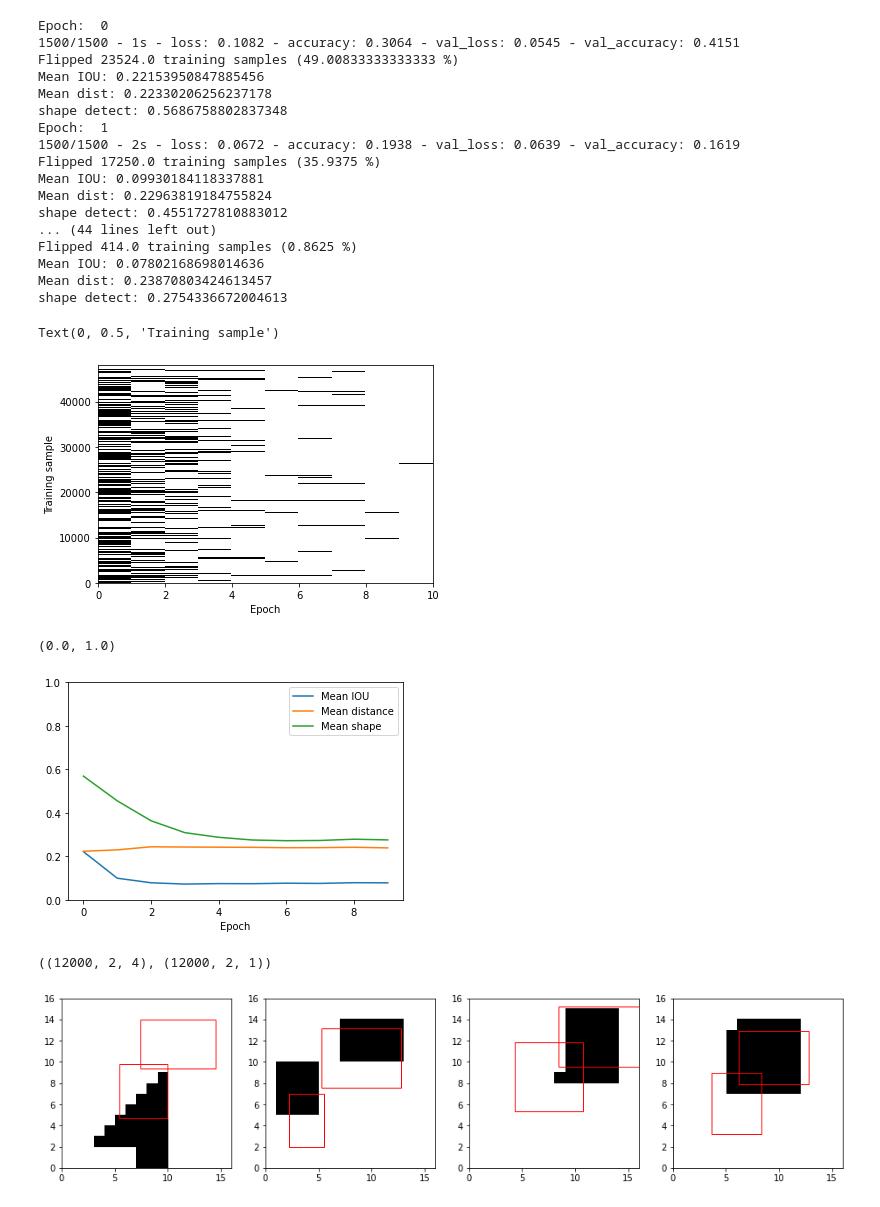
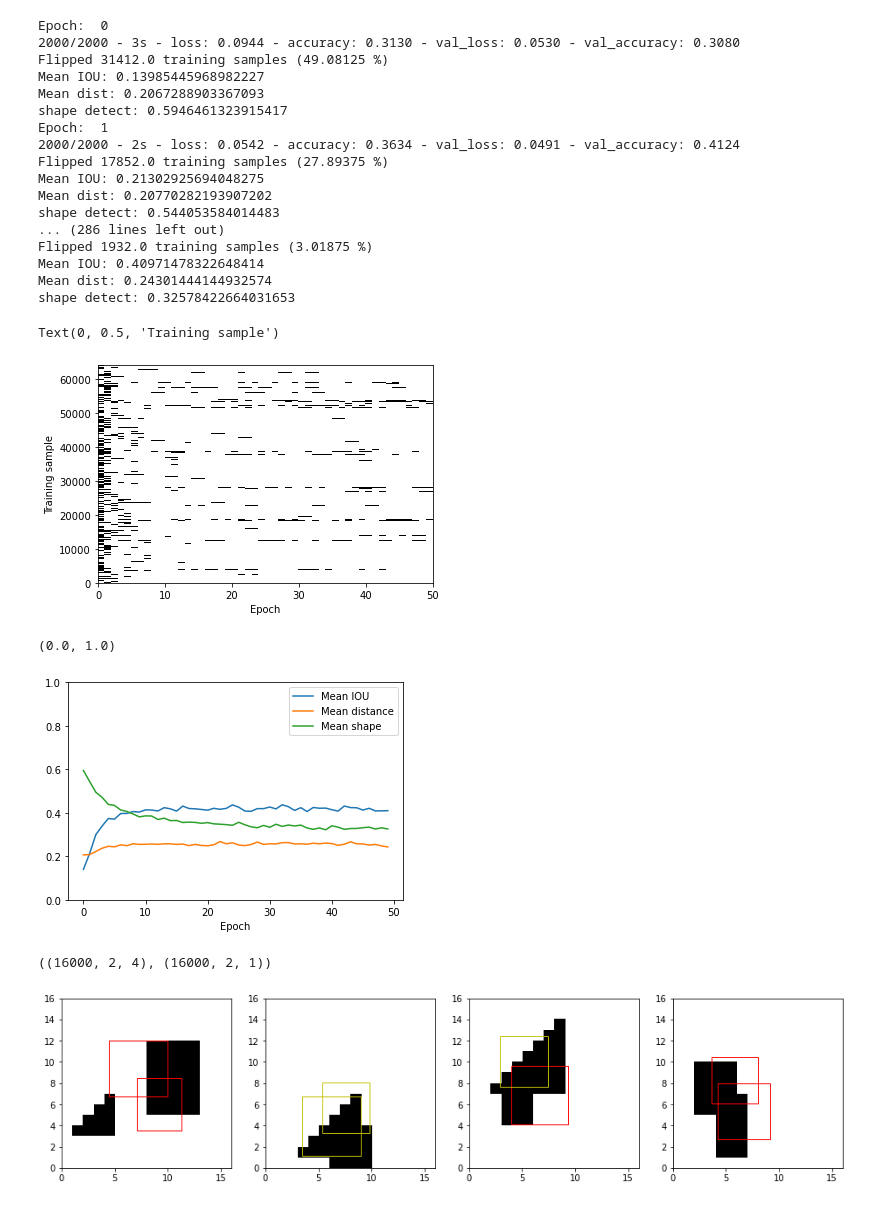
Before and after one commit to Robinbird01/object-detection, a Jupyter notebook: two-rectangles-or-triangles-broken.ipynb, the cells around one changed output. Drawn from its saved outputs; the diff is of its cells as text; code cells hidden in the pictures.

```diff
--- a/two-rectangles-or-triangles-broken.ipynb
+++ b/two-rectangles-or-triangles-broken.ipynb
@@ -4,7 +4,7 @@ import matplotlib.pyplot as plt
 import matplotlib
 %matplotlib inline
 # %%
-num_imgs = 60000
+num_imgs = 80000
 
 img_size = 16
 min_rect_size = 3
@@ -122,12 +125,12 @@ def distance(bbox1, bbox2):
 # Flip bboxes during training.
 # Note: The validation loss is always quite big here because we don't flip the bounding boxes for the validation data.
 
-num_epochs = 10
+num_epochs = 50
 flipped_train_y = np.array(train_y)
 flipped = np.zeros((len(flipped_train_y), num_epochs))
 ious = np.zeros((len(flipped_train_y), num_epochs))
 dists = np.zeros((len(flipped_train_y), num_epochs))
-shape1 = np.zeros((len(flipped_train_y), num_epochs))
+shape_accuracy = np.zeros((len(flipped_train_y), num_epochs))
 
 for epoch in range(num_epochs):
     print ('Epoch: ', epoch)
@@ -139,77 +142,81 @@ for epoch in range(num_epochs):
 
     for i, (pred_bboxes, exp_bboxes) in enumerate(zip(pred_y, flipped_train_y)):
 
-        flipped_exp_bboxes = np.concatenate([exp_bboxes[4:], exp_bboxes[:4]])
-        #print("flipped_exp_bboxes = \n", flipped_exp_bboxes, "\nexp_bboxes = \n", exp_bboxes)
-        #print("exp_bboxes", exp_bboxes, "\n", exp_bboxes[0:4])
-        #print("flipped_exp_bboxes: ", flipped_exp_bboxes, "\n", flipped_exp_bboxes[1:5])
+        flipped_exp_bboxes = np.concatenate([exp_bboxes[5:], exp_bboxes[:5]])
+        #if i < 3:
+        #    print("flipped_exp_bboxes = \n", flipped_exp_bboxes, "\nexp_bboxes = \n", exp_bboxes)
+        #    print("exp_bboxes", exp_bboxes, "\n", exp_bboxes[0:4])
+        #    print("flipped_exp_bboxes: ", flipped_exp_bboxes, "\n", flipped_exp_bboxes[1:5])
         mse = np.mean(np.square(pred_bboxes[0:4] - exp_bboxes[0:4]) + np.square(pred_bboxes[5:9] - exp_bboxes[5:9]))
-        mse_flipped = np.mean(np.square(pred_bboxes[0:4] - flipped_exp_bboxes[1:5]) + np.square(pred_bboxes[5:9] - flipped_exp_bboxes[6:]))
+        mse_flipped = np.mean(np.square(pred_bboxes[0:4] - flipped_exp_bboxes[0:4]) + np.square(pred_bboxes[5:9] - flipped_exp_bboxes[5:9]))
 
-        #print("mse = ", mse, "\nmse_flipped = ", mse_flipped)
+        #if i < 3:
+        #    print("mse = ", mse, "\nmse_flipped = ", mse_flipped)
         iou = IOU(pred_bboxes[:4], exp_bboxes[:4]) + IOU(pred_bboxes[5:], exp_bboxes[5:])
         iou_flipped = IOU(pred_bboxes[:4], flipped_exp_bboxes[1:5]) + IOU(pred_bboxes[5:], flipped_exp_bboxes[6:])
 
         dist = distance(pred_bboxes[:4], exp_bboxes[:4]) + IOU(pred_bboxes[5:], exp_bboxes[5:])
-        dist_flipped = distance(pred_bboxes[:4], flipped_exp_bboxes[1:5]) + IOU(pred_bboxes[5:], flipped_exp_bboxes[6:])
+        dist_flipped = distance(pred_bboxes[:4], flipped_exp_bboxes[:4]) + IOU(pred_bboxes[5:], flipped_exp_bboxes[5:])
 
-        #print("pred_bboxes[:4] = ", pred_bboxes[:4], "\t[5:9] = ", pred_bboxes[5:9])
-        #print("exp_bboxes[:4] = ", exp_bboxes[:4], "\t[5:9] = ", exp_bboxes[5:9])
-        #print("flipped_exp_bboxes[1:4] = ", flipped_exp_bboxes[1:5], " flipped_exp_bboxes[6:] = ", flipped_exp_bboxes[6:])
+        #if i < 3:
+        #    print("pred_bboxes[:4] = ", pred_bboxes[:4], "\t[5:9] = ", pred_bboxes[5:9])
+        #    print("exp_bboxes[:4] = ", exp_bboxes[:4], "\t[5:9] = ", exp_bboxes[5:9])
+        #    print("flipped_exp_bboxes[:4] = ", flipped_exp_bboxes[:4], " flipped_exp_bboxes[5:] = ", flipped_exp_bboxes[5:])
 
         shape = np.sqrt(np.square(pred_bboxes[4] - exp_bboxes[4]) + np.square(pred_bboxes[9] - exp_bboxes[9]))
-        shape_flipped = np.sqrt(np.square(pred_bboxes[4] - exp_bboxes[0]) + np.square(pred_bboxes[9] - flipped_exp_bboxes[5]))
+        shape_flipped = np.sqrt(np.square(pred_bboxes[4] - exp_bboxes[4]) + np.square(pred_bboxes[9] - flipped_exp_bboxes[9]))
 
         if mse_flipped < mse:  # using iou or dist here leads to similar results
             flipped_train_y[i] = flipped_exp_bboxes
             flipped[i, epoch] = 1
             ious[i, epoch] = iou_flipped / 2.
             dists[i, epoch] = dist_flipped / 2.
-            shape1[i, epoch] = shape_flipped
+            shape_accuracy[i, epoch] = shape_flipped
         else:
             ious[i, epoch] = iou / 2.
             dists[i, epoch] = dist / 2.
-            shape1[i, epoch] = shape
+            shape_accuracy[i, epoch] = shape
 
+        #print("------------------------------")
     print ('Flipped {} training samples ({} %)'.format(np.sum(flipped[:, epoch]), np.mean(flipped[:, epoch]) * 100.))
     print ('Mean IOU: {}'.format(np.mean(ious[:, epoch])))
     print ('Mean dist: {}'.format(np.mean(dists[:, epoch])))
-    print ('shape detect: {}'.format(np.mean(shape1[:, epoch])))
+    print ('shape detect: {}'.format(np.mean(shape_accuracy[:, epoch])))
 # %% [output]
 Epoch:  0
-1500/1500 - 1s - loss: 0.1082 - accuracy: 0.3064 - val_loss: 0.0545 - val_accuracy: 0.4151
-Flipped 23524.0 training samples (49.00833333333333 %)
-Mean IOU: 0.22153950847885456
-Mean dist: 0.22330206256237178
-shape detect: 0.5686758802837348
+2000/2000 - 3s - loss: 0.0944 - accuracy: 0.3130 - val_loss: 0.0530 - val_accuracy: 0.3080
+Flipped 31412.0 training samples (49.08125 %)
+Mean IOU: 0.13985445968982227
+Mean dist: 0.2067288903367093
+shape detect: 0.5946461323915417
 Epoch:  1
-1500/1500 - 2s - loss: 0.0672 - accuracy: 0.1938 - val_loss: 0.0639 - val_accuracy: 0.1619
-Flipped 17250.0 training samples (35.9375 %)
-Mean IOU: 0.09930184118337881
-Mean dist: 0.22963819184755824
-shape detect: 0.4551727810883012
-... (44 lines left out)
-Flipped 414.0 training samples (0.8625 %)
-Mean IOU: 0.07802168698014636
-Mean dist: 0.23870803424613457
-shape detect: 0.2754336672004613
+2000/2000 - 2s - loss: 0.0542 - accuracy: 0.3634 - val_loss: 0.0491 - val_accuracy: 0.4124
+Flipped 17852.0 training samples (27.89375 %)
+Mean IOU: 0.21302925694048275
+Mean dist: 0.20770282193907202
+shape detect: 0.544053584014483
+... (286 lines left out)
+Flipped 1932.0 training samples (3.01875 %)
+Mean IOU: 0.40971478322648414
+Mean dist: 0.24301444144932574
+shape detect: 0.32578422664031653
 # %%
 plt.pcolor(flipped[:, :10000], cmap='Greys')
 plt.xlabel('Epoch')
 plt.ylabel('Training sample')
 # %% [output]
 Text(0, 0.5, 'Training sample')
-[figure, old version]
+[figure, new version]
 # %%
 plt.plot(np.mean(ious, axis=0), label='Mean IOU')  # between predicted and assigned true bboxes
 plt.plot(np.mean(dists, axis=0), label='Mean distance')  # relative to image size
-plt.plot(np.mean(shape1, axis=0), label='Mean shape')
+plt.plot(np.mean(shape_accuracy, axis=0), label='Mean shape')
 plt.legend()
 plt.xlabel('Epoch')
 plt.ylim(0, 1)
 # %% [output]
 (0.0, 1.0)
-[figure, old version]
+[figure, new version]
 # %%
 pred_y = model.predict(test_X)
 pred_y = pred_y.reshape(len(pred_y), num_objects, -1)
@@ -217,7 +224,7 @@ pred_bboxes = pred_y[..., :4] * img_size
 pred_shapes = pred_y[..., 4:5]
 pred_bboxes.shape, pred_shapes.shape
 # %% [output]
-((12000, 2, 4), (12000, 2, 1))
+((16000, 2, 4), (16000, 2, 1))
 # %%
 plt.figure(figsize=(16, 8))
 for i_subplot in range(1, 5):
@@ -231,4 +238,4 @@ for i_subplot in range(1, 5):
 
 # plt.savefig('plots/bw-two-rectangles-or-triangles4.png', dpi=300)
 # %% [output]
-[figure, old version]
+[figure, new version]
```
Also changed, not shown: parts of 6 cells of this notebook.
